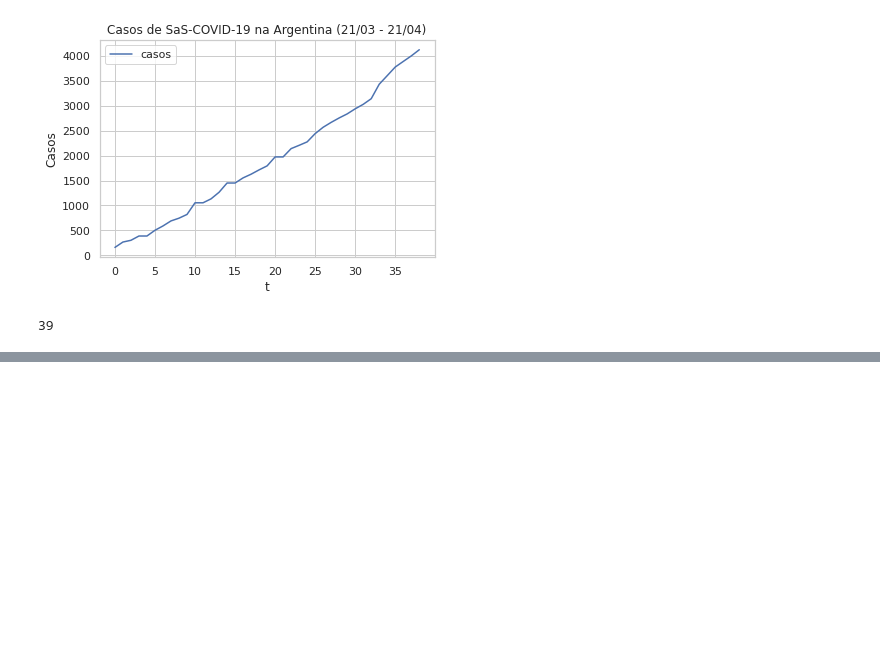
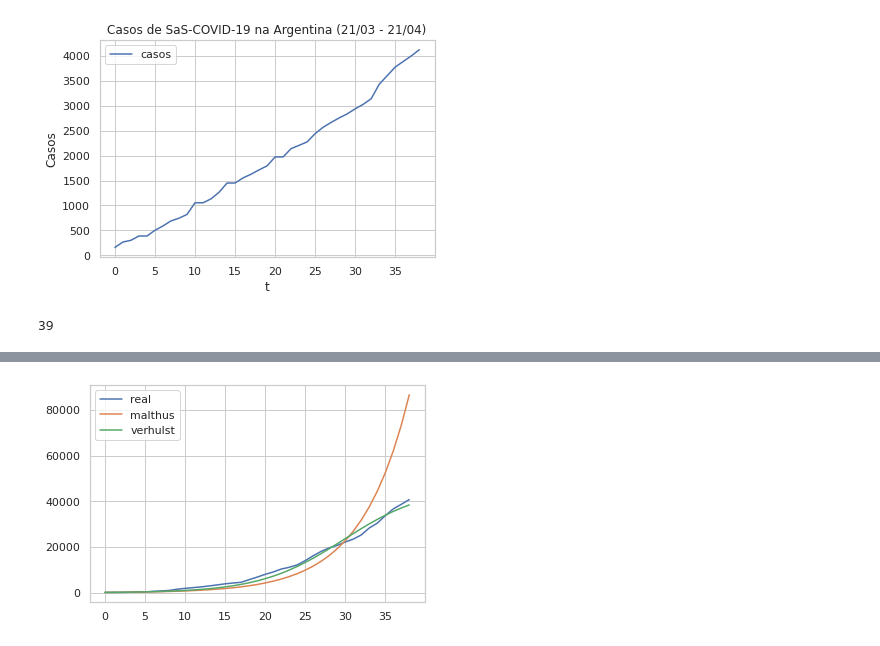
Before and after one commit to JohnGarrido/ESTO017-17, a Jupyter notebook: main.ipynb, the cells around one changed output, grey strips where cells are left out. Saved outputs shown, nothing was run; the diff lists cells and outputs as text; code cells hidden in the pictures; blank space fills up the shorter version.

```diff
--- a/main.ipynb
+++ b/main.ipynb
@@ -467,0 +476,8 @@ argentina.to_csv('argentina_dataframe.csv')
+# %%
+plt.plot(brazil['t'],brazil['Confirmed'],label='real')
+plt.plot(brazil['t'],brazil['Malthus'],label='malthus')
+plt.plot(brazil['t'],brazil['Verhulst'],label='verhulst')
+plt.legend()
+plt.show()
+# %% [output]
+[figure, added]
```
Also changed, not shown: parts of 1 cell of this notebook.
